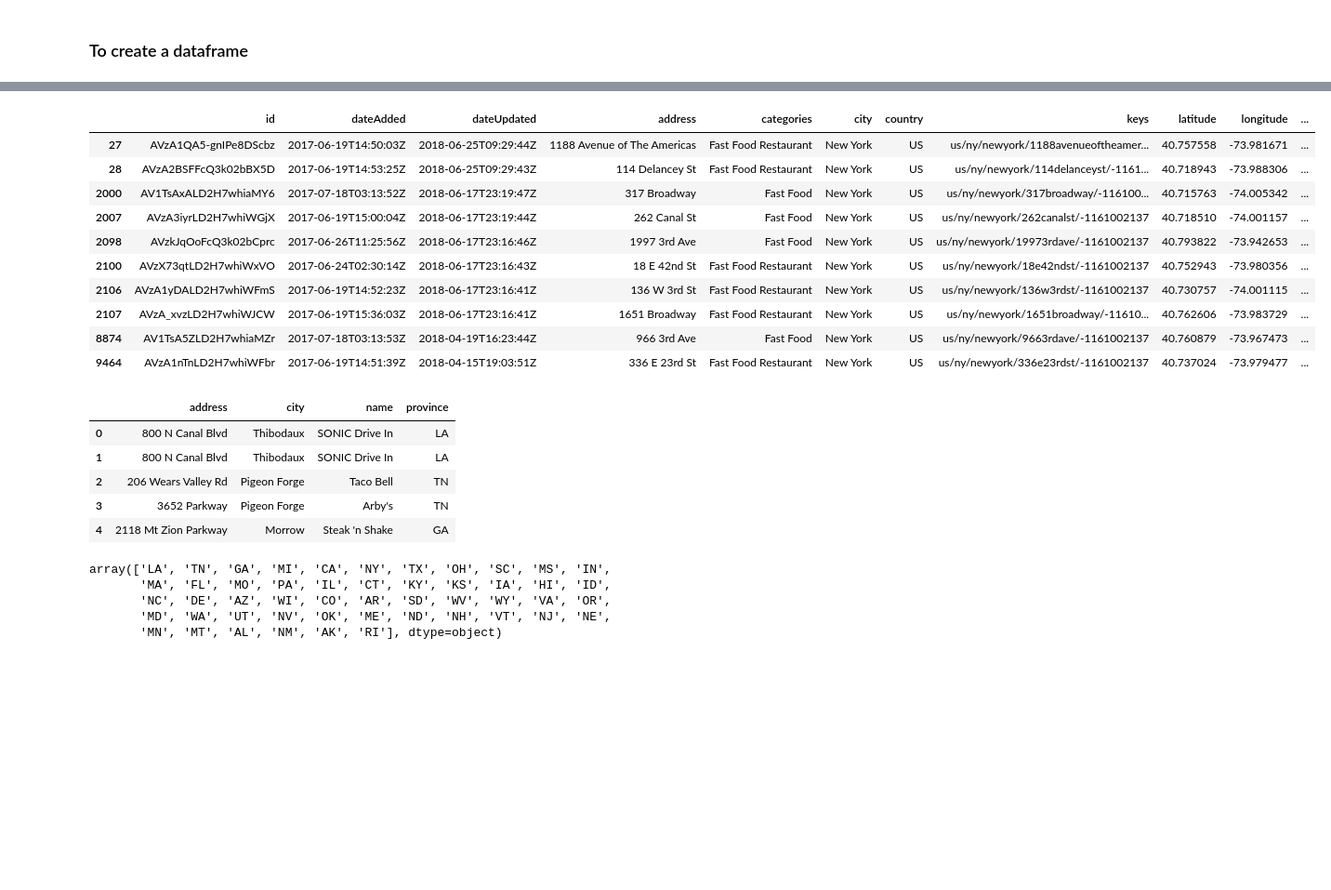
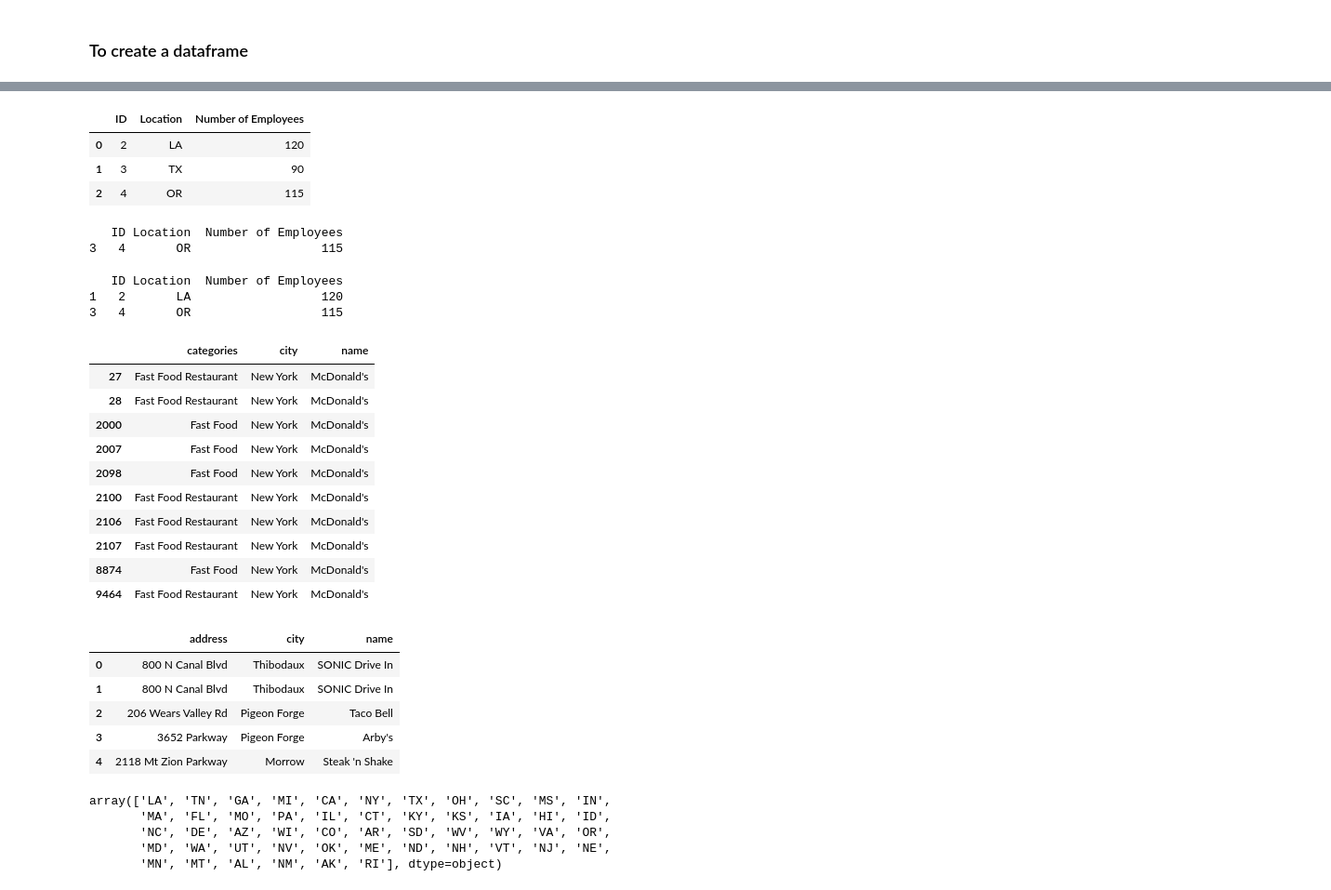
Before and after one commit to ricardopretelt/data-analysis-in-python, a Jupyter notebook: Summary of Python libraries.ipynb, the cells around one changed output, grey strips where cells are left out. Shown at 93% size. Drawn from its saved outputs; the diff is of its cells as text; code cells hidden in the pictures; blank space fills up the shorter version.

Commit message:
fix add column, group by and select column section in pandas

```diff
--- a/Summary of Python libraries.ipynb
+++ b/Summary of Python libraries.ipynb
@@ -490,29 +434,53 @@ df.head()
+# %%
+# Change index
+LA_TX_OR.reset_index(drop=True, inplace=True)
+LA_TX_OR
+# %% [output]
+|  | ID | Location | Number of Employees |
+| 0 | 2 | LA | 120 |
+| 1 | 3 | TX | 90 |
+| 2 | 4 | OR | 115 |
+# %%
+# To select columns with logic
+OR=df_5[df_5.Location == 'OR']
+print(OR)
+# %% [output]
+   ID Location  Number of Employees
+3   4       OR                  115
+# %%
+# To select columns with logic using 2 conditions: Inclusion
+LA_OR=df_5[(df_5.Location == 'OR')|(df_5.Location == 'LA')]
+print(LA_OR)
+# %% [output]
+   ID Location  Number of Employees
+1   2       LA                  120
+3   4       OR                  115
 # %%
-# To print a query filtering between 2 columns
-df[(df.name == "McDonald's") & (df.city == "New York")]
+# To print a query filtering between 2 columns: Exclusion
+df_2[(df_2.name == "McDonald's") & (df_2.city == "New York")]
 # %% [output]
-|  | id | dateAdded | dateUpdated | address | categories | city | country | keys | latitude | longitude | ... |
-| 27 | AVzA1QA5-gnIPe8DScbz | 2017-06-19T14:50:03Z | 2018-06-25T09:29:44Z | 1188 Avenue of The Americas | Fast Food Restaurant | New York | US | us/ny/newyork/1188avenueoftheamer... | 40.757558 | -73.981671 | ... |
-| 28 | AVzA2BSFFcQ3k02bBX5D | 2017-06-19T14:53:25Z | 2018-06-25T09:29:43Z | 114 Delancey St | Fast Food Restaurant | New York | US | us/ny/newyork/114delanceyst/-1161... | 40.718943 | -73.988306 | ... |
-| 2000 | AV1TsAxALD2H7whiaMY6 | 2017-07-18T03:13:52Z | 2018-06-17T23:19:47Z | 317 Broadway | Fast Food | New York | US | us/ny/newyork/317broadway/-116100... | 40.715763 | -74.005342 | ... |
-| 2007 | AVzA3iyrLD2H7whiWGjX | 2017-06-19T15:00:04Z | 2018-06-17T23:19:44Z | 262 Canal St | Fast Food | New York | US | us/ny/newyork/262canalst/-1161002137 | 40.718510 | -74.001157 | ... |
-| 2098 | AVzkJqOoFcQ3k02bCprc | 2017-06-26T11:25:56Z | 2018-06-17T23:16:46Z | 1997 3rd Ave | Fast Food | New York | US | us/ny/newyork/19973rdave/-1161002137 | 40.793822 | -73.942653 | ... |
-| 2100 | AVzX73qtLD2H7whiWxVO | 2017-06-24T02:30:14Z | 2018-06-17T23:16:43Z | 18 E 42nd St | Fast Food Restaurant | New York | US | us/ny/newyork/18e42ndst/-1161002137 | 40.752943 | -73.980356 | ... |
-| 2106 | AVzA1yDALD2H7whiWFmS | 2017-06-19T14:52:23Z | 2018-06-17T23:16:41Z | 136 W 3rd St | Fast Food Restaurant | New York | US | us/ny/newyork/136w3rdst/-1161002137 | 40.730757 | -74.001115 | ... |
-| 2107 | AVzA_xvzLD2H7whiWJCW | 2017-06-19T15:36:03Z | 2018-06-17T23:16:41Z | 1651 Broadway | Fast Food Restaurant | New York | US | us/ny/newyork/1651broadway/-11610... | 40.762606 | -73.983729 | ... |
-| 8874 | AV1TsA5ZLD2H7whiaMZr | 2017-07-18T03:13:53Z | 2018-04-19T16:23:44Z | 966 3rd Ave | Fast Food | New York | US | us/ny/newyork/9663rdave/-1161002137 | 40.760879 | -73.967473 | ... |
-| 9464 | AVzA1nTnLD2H7whiWFbr | 2017-06-19T14:51:39Z | 2018-04-15T19:03:51Z | 336 E 23rd St | Fast Food Restaurant | New York | US | us/ny/newyork/336e23rdst/-1161002137 | 40.737024 | -73.979477 | ... |
+|  | categories | city | name |
+| 27 | Fast Food Restaurant | New York | McDonald's |
+| 28 | Fast Food Restaurant | New York | McDonald's |
+| 2000 | Fast Food | New York | McDonald's |
+| 2007 | Fast Food | New York | McDonald's |
+| 2098 | Fast Food | New York | McDonald's |
+| 2100 | Fast Food Restaurant | New York | McDonald's |
+| 2106 | Fast Food Restaurant | New York | McDonald's |
+| 2107 | Fast Food Restaurant | New York | McDonald's |
+| 8874 | Fast Food | New York | McDonald's |
+| 9464 | Fast Food Restaurant | New York | McDonald's |
 # %%
 #To select only the columns of interest
-New_df=df[['address', 'city', 'name', 'province']]
-New_df.head()
+df_6=df[['address', 'city', 'name']]
+df_6.head()
 # %% [output]
-|  | address | city | name | province |
-| 0 | 800 N Canal Blvd | Thibodaux | SONIC Drive In | LA |
-| 1 | 800 N Canal Blvd | Thibodaux | SONIC Drive In | LA |
-| 2 | 206 Wears Valley Rd | Pigeon Forge | Taco Bell | TN |
-| 3 | 3652 Parkway | Pigeon Forge | Arby's | TN |
-| 4 | 2118 Mt Zion Parkway | Morrow | Steak 'n Shake | GA |
+|  | address | city | name |
+| 0 | 800 N Canal Blvd | Thibodaux | SONIC Drive In |
+| 1 | 800 N Canal Blvd | Thibodaux | SONIC Drive In |
+| 2 | 206 Wears Valley Rd | Pigeon Forge | Taco Bell |
+| 3 | 3652 Parkway | Pigeon Forge | Arby's |
+| 4 | 2118 Mt Zion Parkway | Morrow | Steak 'n Shake |
 # %%
 # To see only unique values
 df.province.unique()
```
Also changed, not shown: parts of 20 cells of this notebook.
